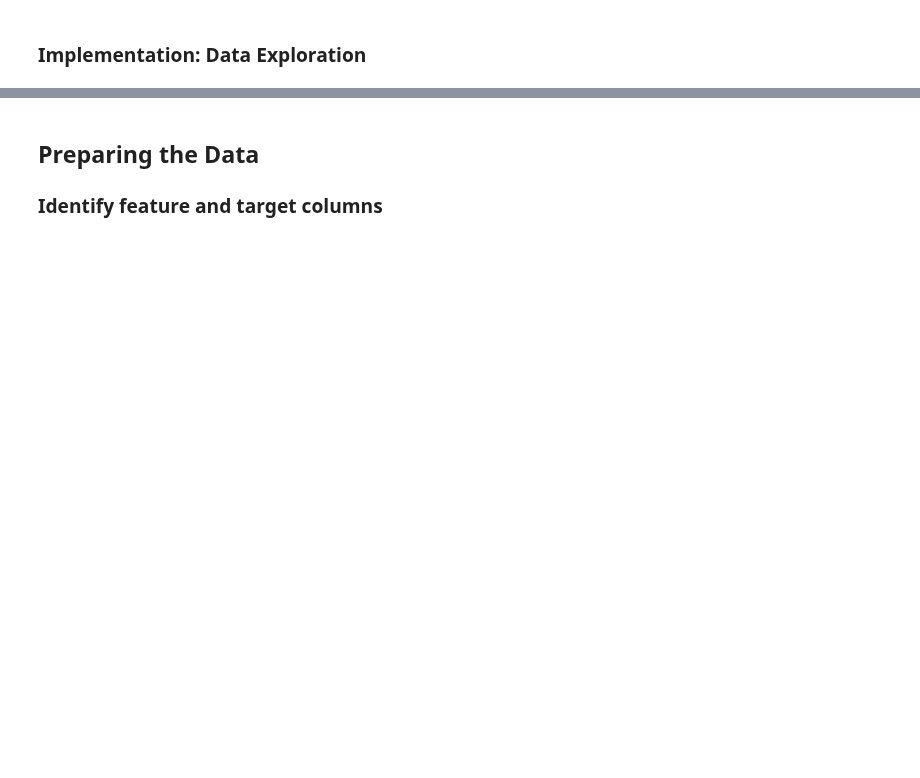
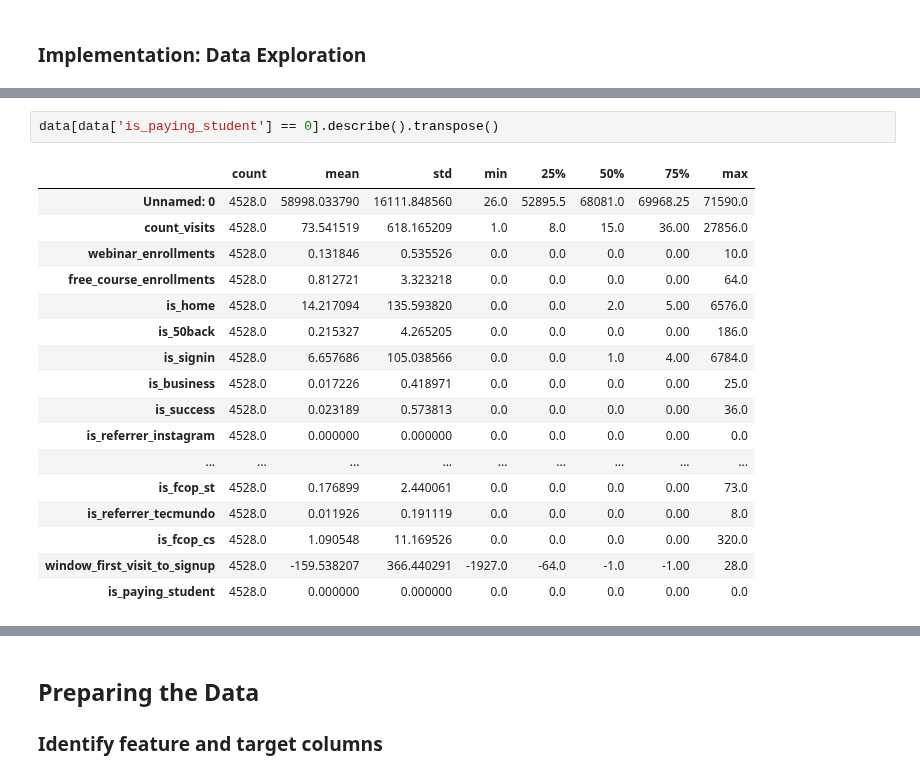
Before and after one commit to CarlosUdacity/nanodegree-projects, a Jupyter notebook: machine-learning/capstone/capstone.ipynb, the cells around one changed output, grey strips where cells are left out. Saved outputs shown, nothing was run; the diff lists cells and outputs as text; blank space fills up the shorter version.

```diff
--- a/machine-learning/capstone/capstone.ipynb
+++ b/machine-learning/capstone/capstone.ipynb
@@ -49,0 +192,20 @@ Conversion rate: 7.02%
+# %%
+data[data['is_paying_student'] == 0].describe().transpose()
+# %% [output]
+|  | count | mean | std | min | 25% | 50% | 75% | max |
+| Unnamed: 0 | 4528.0 | 58998.033790 | 16111.848560 | 26.0 | 52895.5 | 68081.0 | 69968.25 | 71590.0 |
+| count_visits | 4528.0 | 73.541519 | 618.165209 | 1.0 | 8.0 | 15.0 | 36.00 | 27856.0 |
+| webinar_enrollments | 4528.0 | 0.131846 | 0.535526 | 0.0 | 0.0 | 0.0 | 0.00 | 10.0 |
+| free_course_enrollments | 4528.0 | 0.812721 | 3.323218 | 0.0 | 0.0 | 0.0 | 0.00 | 64.0 |
+| is_home | 4528.0 | 14.217094 | 135.593820 | 0.0 | 0.0 | 2.0 | 5.00 | 6576.0 |
+| is_50back | 4528.0 | 0.215327 | 4.265205 | 0.0 | 0.0 | 0.0 | 0.00 | 186.0 |
+| is_signin | 4528.0 | 6.657686 | 105.038566 | 0.0 | 0.0 | 1.0 | 4.00 | 6784.0 |
+| is_business | 4528.0 | 0.017226 | 0.418971 | 0.0 | 0.0 | 0.0 | 0.00 | 25.0 |
+| is_success | 4528.0 | 0.023189 | 0.573813 | 0.0 | 0.0 | 0.0 | 0.00 | 36.0 |
+| is_referrer_instagram | 4528.0 | 0.000000 | 0.000000 | 0.0 | 0.0 | 0.0 | 0.00 | 0.0 |
+| ... | ... | ... | ... | ... | ... | ... | ... | ... |
+| is_fcop_st | 4528.0 | 0.176899 | 2.440061 | 0.0 | 0.0 | 0.0 | 0.00 | 73.0 |
+| is_referrer_tecmundo | 4528.0 | 0.011926 | 0.191119 | 0.0 | 0.0 | 0.0 | 0.00 | 8.0 |
+| is_fcop_cs | 4528.0 | 1.090548 | 11.169526 | 0.0 | 0.0 | 0.0 | 0.00 | 320.0 |
+| window_first_visit_to_signup | 4528.0 | -159.538207 | 366.440291 | -1927.0 | -64.0 | -1.0 | -1.00 | 28.0 |
+| is_paying_student | 4528.0 | 0.000000 | 0.000000 | 0.0 | 0.0 | 0.0 | 0.00 | 0.0 |
```
Also changed, not shown: parts of 18 cells of this notebook, 1 other file.
